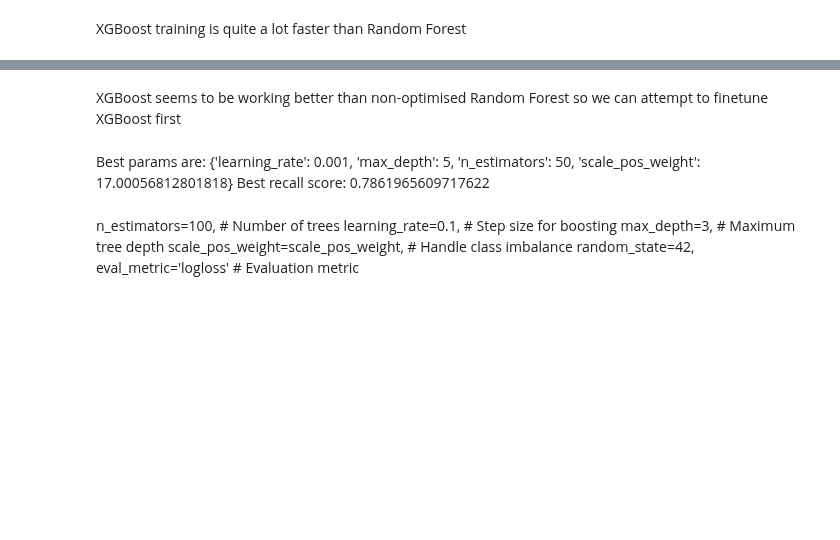
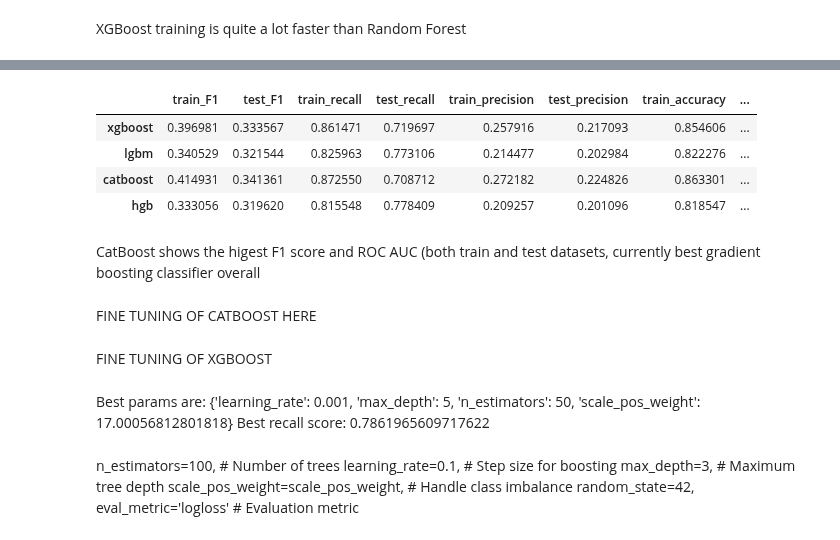
Before and after one commit to balintstewart77/magnimind-assignments, a Jupyter notebook: Capstone project/Heart Disease/notebooks/heart_prediction_balint.ipynb, the cells around one changed output, grey strips where cells are left out. Cells and saved outputs as stored; diff of their text form; code cells hidden in the pictures; blank space fills up the shorter version.

```diff
--- a/Capstone project/Heart Disease/notebooks/heart_prediction_balint.ipynb
+++ b/Capstone project/Heart Disease/notebooks/heart_prediction_balint.ipynb
@@ -745,43 +853,2 @@ print(cm_adjusted)
 # %% [markdown]
 XGBoost training is quite a lot faster than Random Forest
-# %%
-# Try XGBoost (faster)
-from xgboost import XGBClassifier
-
-# Calculate scale_pos_weight for imbalanced dataset
-scale_pos_weight = len(y_train[y_train == 0]) / len(y_train[y_train == 1])
-
-# Initialize the model
-xgb_clf = XGBClassifier(
-    n_estimators=100,         # Number of trees
-    learning_rate=0.1,        # Step size for boosting
-    max_depth=3,              # Maximum tree depth
-    scale_pos_weight=scale_pos_weight,  # Handle class imbalance
-    random_state=42,
-    eval_metric='logloss'     # Evaluation metric
-)
-
-# train the model
-xgb_clf.fit(X_train, y_train)
-
-#generate predictions
-y_train_pred = xgb_clf.predict(X_train)
-y_train_pred_proba = xgb_clf.predict_proba(X_train)[:, 1]
-y_pred = xgb_clf.predict(X_test)  # Predicted classes
-y_pred_proba = xgb_clf.predict_proba(X_test)[:, 1]  # Predicted probabilities
-
-# train vs test accuracy
-
-# Recall train
-train_recall = recall_score(y_train, y_train_pred)
-print(f"Train Recall: {train_recall:.2f}")
-train_roc_auc = roc_auc_score(y_train, y_train_pred_proba)
-print(f"Train ROC AUC: {train_roc_auc:.2f}")
-
-# Recall test
-recall = recall_score(y_test, y_pred)
-print(f"Test Recall: {recall:.2f}")
-
-# ROC AUC
-roc_auc = roc_auc_score(y_test, y_pred_proba)
-print(f"Test ROC AUC: {roc_auc:.2f}")
@@ -813,2 +854,0 @@ plt.show()
-# %% [markdown]
-XGBoost seems to be working better than non-optimised Random Forest so we can attempt to finetune XGBoost first
@@ -815,3 +911,18 @@ XGBoost seems to be working better than non-optimised Random Forest so we can at
+# %%
+#view results table
+eval_results
+# %% [output]
+|  | train_F1 | test_F1 | train_recall | test_recall | train_precision | test_precision | train_accuracy | ... |
+| xgboost | 0.396981 | 0.333567 | 0.861471 | 0.719697 | 0.257916 | 0.217093 | 0.854606 | ... |
+| lgbm | 0.340529 | 0.321544 | 0.825963 | 0.773106 | 0.214477 | 0.202984 | 0.822276 | ... |
+| catboost | 0.414931 | 0.341361 | 0.872550 | 0.708712 | 0.272182 | 0.224826 | 0.863301 | ... |
+| hgb | 0.333056 | 0.319620 | 0.815548 | 0.778409 | 0.209257 | 0.201096 | 0.818547 | ... |
+# %% [markdown]
+CatBoost shows the higest F1 score and ROC AUC (both train and test datasets, currently best gradient boosting classifier overall
+# %% [markdown]
+FINE TUNING OF CATBOOST HERE
+# %% [markdown]
+FINE TUNING OF XGBOOST
 # %%
 
 # param_grid = {'n_estimators': [50, 100, 200, 500],
```
Also changed, not shown: parts of 25 cells of this notebook, 4 other files.
